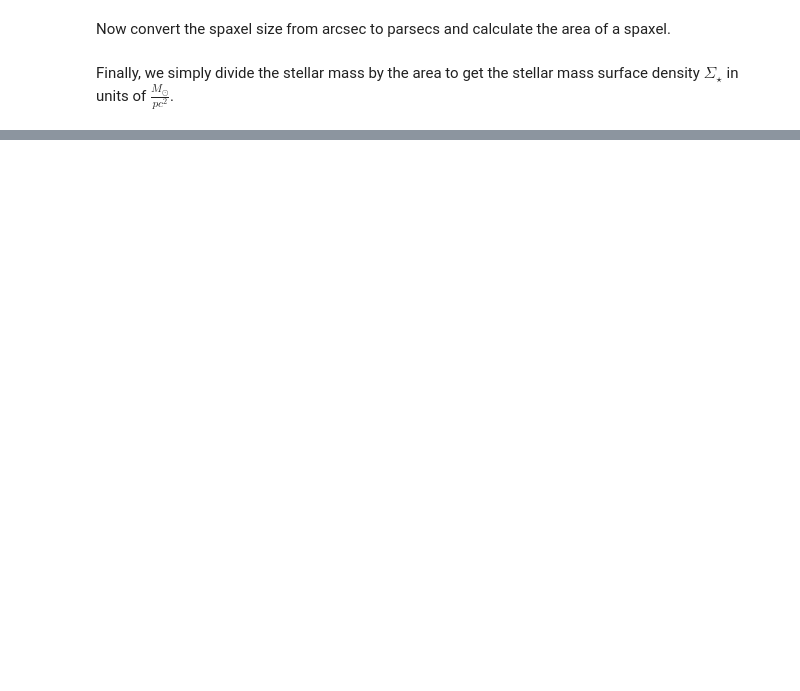
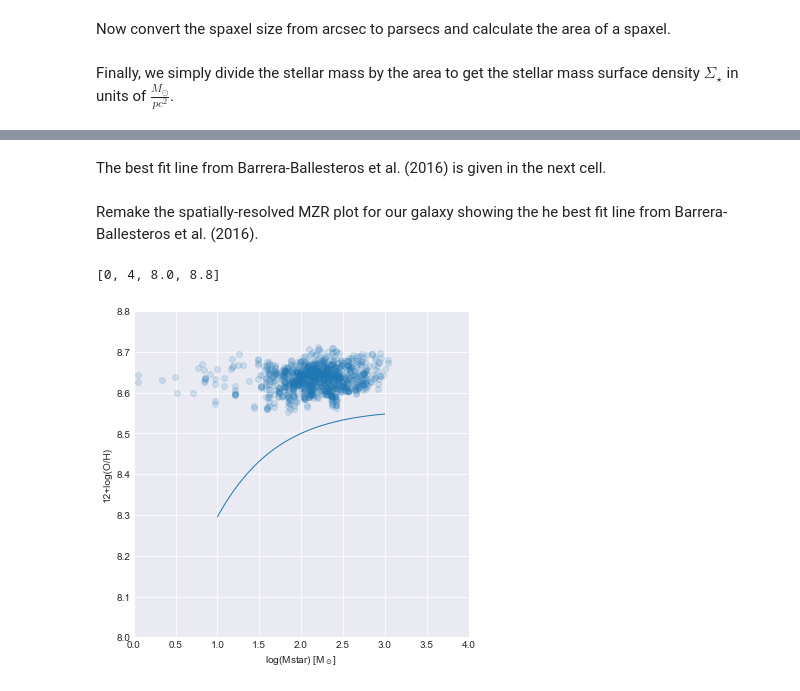
Before and after one commit to bretthandrews/galaxies-mzr, a Jupyter notebook: notebooks/resolved_mass_metallicity_relation_SOLUTION.ipynb, the cells around one changed output, grey strips where cells are left out. Drawn from its saved outputs; the diff is of its cells as text; code cells hidden in the pictures; blank space fills up the shorter version.

```diff
--- a/notebooks/resolved_mass_metallicity_relation_SOLUTION.ipynb
+++ b/notebooks/resolved_mass_metallicity_relation_SOLUTION.ipynb
@@ -250,2 +265,23 @@ We have constructed the spatially resolved mass-metallicity relation for one gal
 
 <img src="images/barrera-ballesteros_local_mzr.png" style="width: 400px;"/>
+# %% [markdown]
+The best fit line from Barrera-Ballesteros et al. (2016) is given in the next cell.
+# %%
+# fitting formula
+aa = 8.55
+bb = 0.014
+cc = 3.14
+xx = np.linspace(1, 3, 1000)
+yy = aa + bb * (xx - cc) * np.exp(-(xx - cc))
+# %% [markdown]
+Remake the spatially-resolved MZR plot for our galaxy showing the he best fit line from Barrera-Ballesteros et al. (2016).
+# %%
+fig, ax = plt.subplots(figsize=(6, 6))
+ax.scatter(sigma_star.values[mask == 0], oh.value[mask == 0], alpha=0.15)
+ax.plot(xx, yy)
+ax.set_xlabel('log(Mstar) [M$_\odot$]')
+ax.set_ylabel('12+log(O/H)')
+ax.axis([0, 4, 8.0, 8.8])
+# %% [output]
+[0, 4, 8.0, 8.8]
+[figure, added]
```
Also changed, not shown: parts of 53 cells of this notebook.
